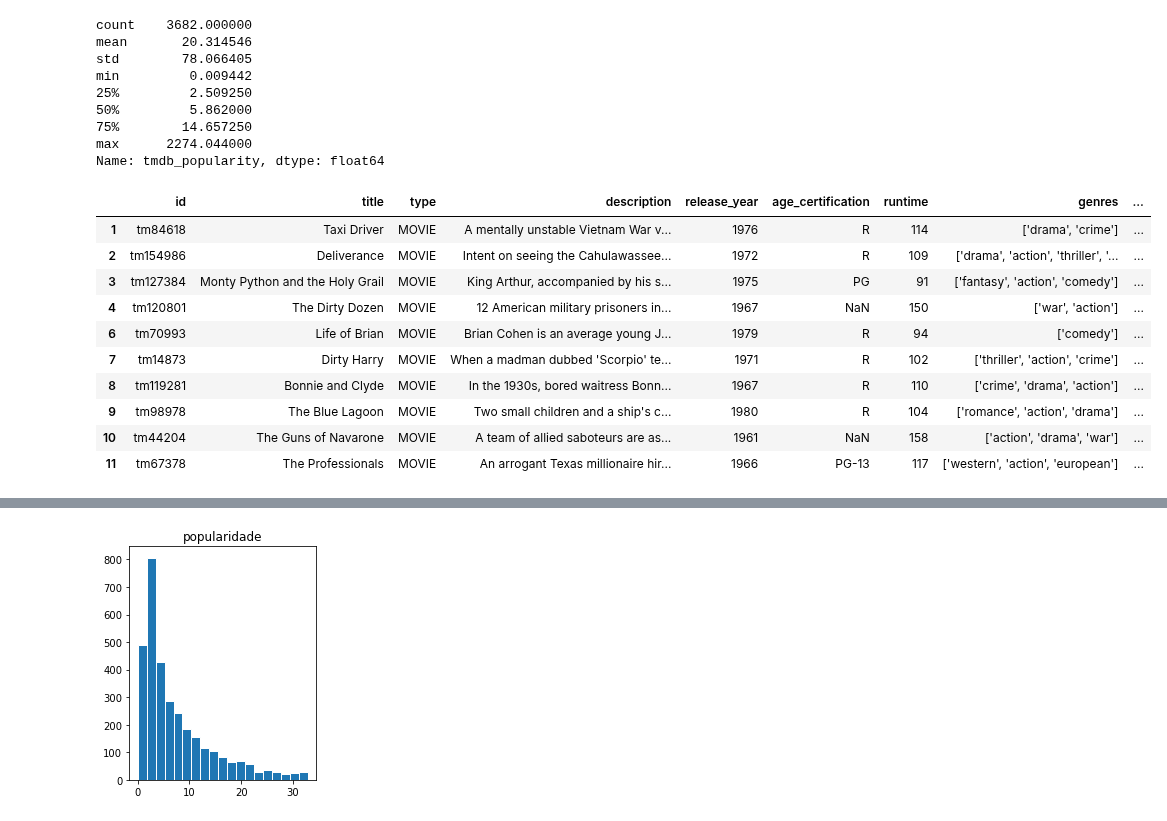
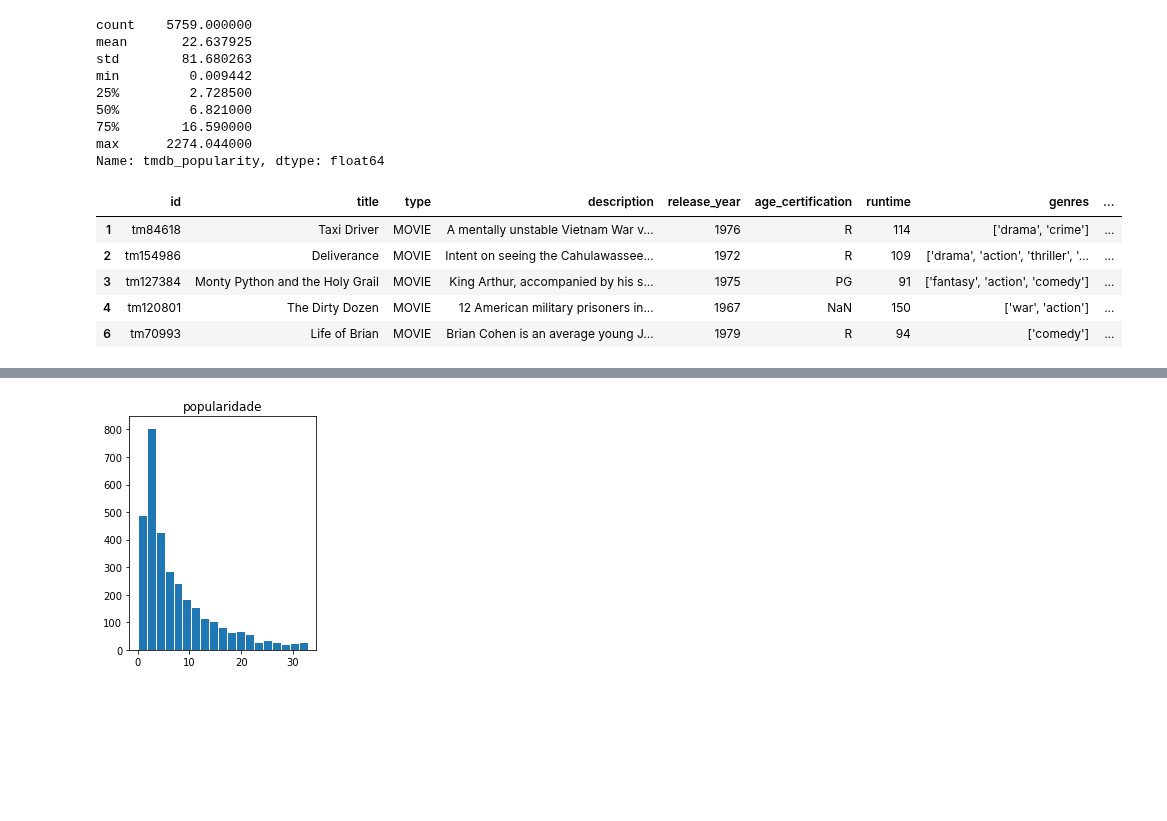
Before and after one commit to insper-classroom/22-2c-cd-p2-grupo_mace_girls, a Jupyter notebook: dados/relatorio.ipynb, the cells around one changed output, grey strips where cells are left out. Cells and saved outputs as stored; diff of their text form; code cells hidden in the pictures; blank space fills up the shorter version.

```diff
--- a/dados/relatorio.ipynb
+++ b/dados/relatorio.ipynb
@@ -31,34 +29,29 @@ import funcoes
 # %%
 dados = pd.read_csv('titles.csv')
-filmes = dados.loc[dados.type=='MOVIE']
-filmes.tmdb_popularity.describe()
+
 # A target escolhida para avaliar quais filmes apresentam maior satisfação dos usuários foi a popularidade de acordo com o tmdb. Esta
 # varia de 0.009442 a 2274.044000, pode-se observar que 50% da popularidade dos filmes na Netflix está abaixo de 5, mas a média é 20,
 #logo a popularidade de alguns filmes difere muito da maioria e sobe a média demais em relação a todos
+dados['tmdb_popularity'].describe()
 # %% [output]
-count    3682.000000
-mean       20.314546
-std        78.066405
+count    5759.000000
+mean       22.637925
+std        81.680263
 min         0.009442
-25%         2.509250
-50%         5.862000
-75%        14.657250
+25%         2.728500
+50%         6.821000
+75%        16.590000
 max      2274.044000
 Name: tmdb_popularity, dtype: float64
 # %%
 
 # Primeiro filtramos nossa base para avaliar somente os filmes:
 filmes = dados.loc[dados.type=='MOVIE']
-filmes.head(10)
+filmes.head(5)
 # %% [output]
 |  | id | title | type | description | release_year | age_certification | runtime | genres | ... |
 | 1 | tm84618 | Taxi Driver | MOVIE | A mentally unstable Vietnam War v... | 1976 | R | 114 | ['drama', 'crime'] | ... |
 | 2 | tm154986 | Deliverance | MOVIE | Intent on seeing the Cahulawassee... | 1972 | R | 109 | ['drama', 'action', 'thriller', '... | ... |
 | 3 | tm127384 | Monty Python and the Holy Grail | MOVIE | King Arthur, accompanied by his s... | 1975 | PG | 91 | ['fantasy', 'action', 'comedy'] | ... |
 | 4 | tm120801 | The Dirty Dozen | MOVIE | 12 American military prisoners in... | 1967 | NaN | 150 | ['war', 'action'] | ... |
 | 6 | tm70993 | Life of Brian | MOVIE | Brian Cohen is an average young J... | 1979 | R | 94 | ['comedy'] | ... |
-| 7 | tm14873 | Dirty Harry | MOVIE | When a madman dubbed 'Scorpio' te... | 1971 | R | 102 | ['thriller', 'action', 'crime'] | ... |
-| 8 | tm119281 | Bonnie and Clyde | MOVIE | In the 1930s, bored waitress Bonn... | 1967 | R | 110 | ['crime', 'drama', 'action'] | ... |
-| 9 | tm98978 | The Blue Lagoon | MOVIE | Two small children and a ship's c... | 1980 | R | 104 | ['romance', 'action', 'drama'] | ... |
-| 10 | tm44204 | The Guns of Navarone | MOVIE | A team of allied saboteurs are as... | 1961 | NaN | 158 | ['action', 'drama', 'war'] | ... |
-| 11 | tm67378 | The Professionals | MOVIE | An arrogant Texas millionaire hir... | 1966 | PG-13 | 117 | ['western', 'action', 'european'] | ... |
```
Also changed, not shown: parts of 19 cells of this notebook.
